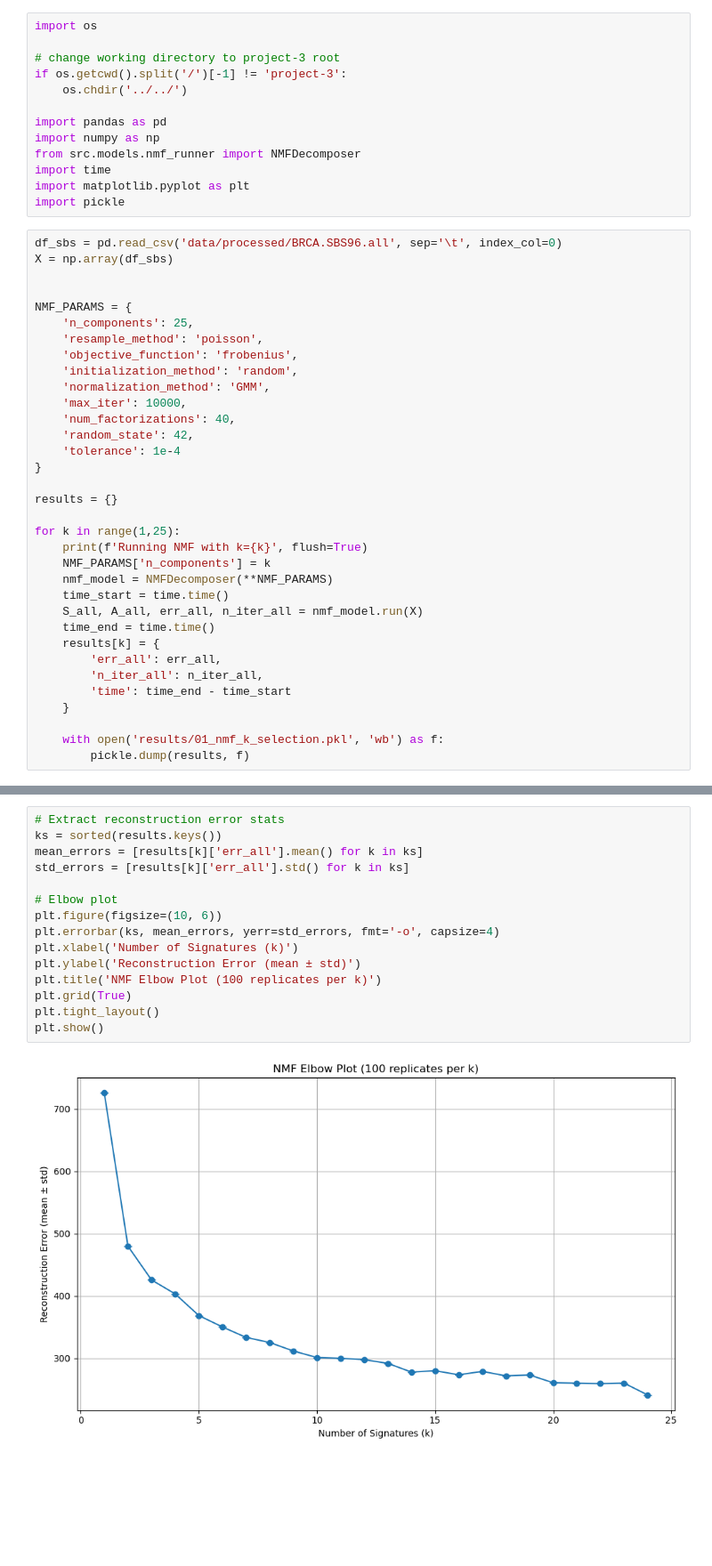
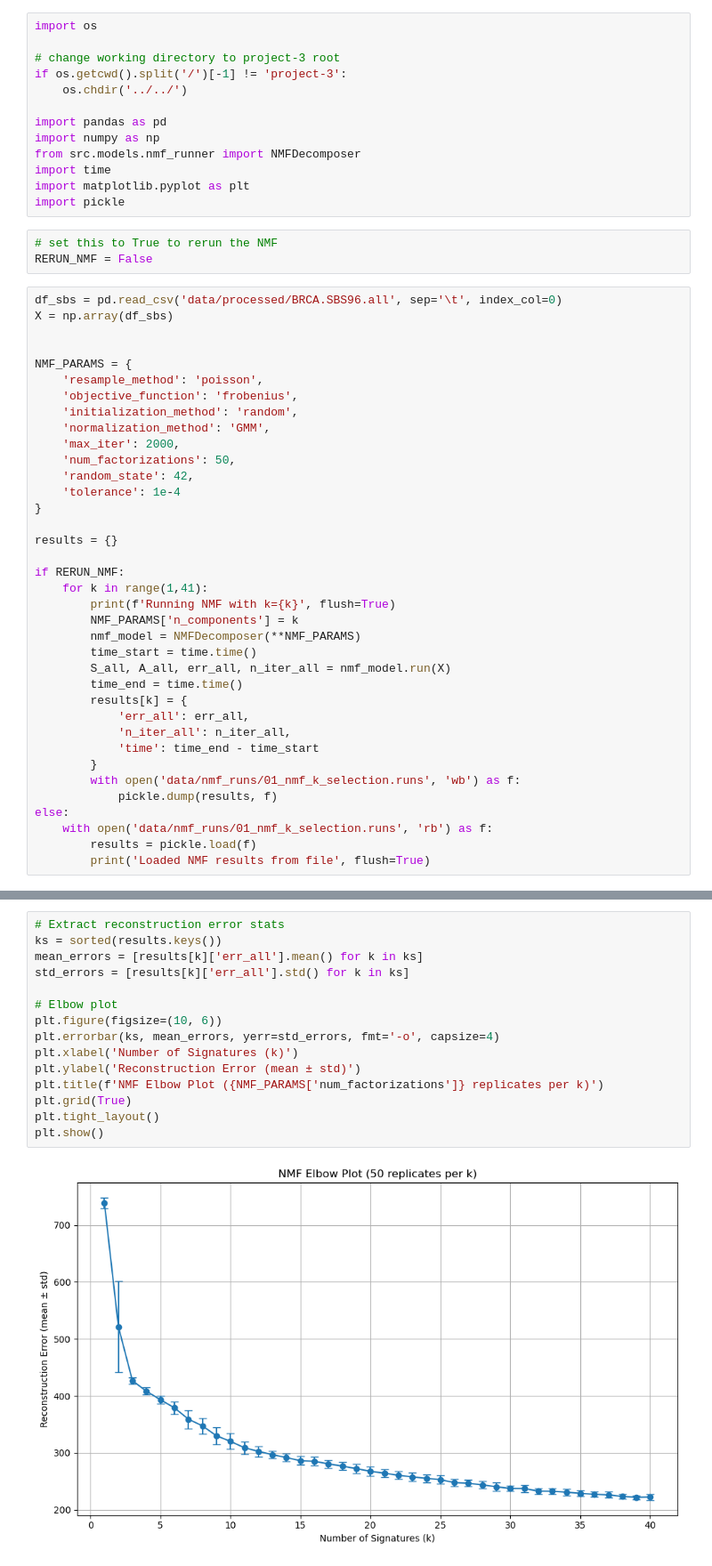
Before and after one commit to CNsquared/breast-cancer-team-1, a Jupyter notebook: project-3/notebooks/makefigs/01_nmf_k_selection.ipynb, the cells around one changed output, grey strips where cells are left out. Shown: that part at 89% size. Saved outputs shown, nothing was run; the diff lists cells and outputs as text; blank space fills up the shorter version.

Commit message:
nmf k selection

```diff
--- a/project-3/notebooks/makefigs/01_nmf_k_selection.ipynb
+++ b/project-3/notebooks/makefigs/01_nmf_k_selection.ipynb
@@ -22,38 +22,44 @@ from src.models.nmf_runner import NMFDecomposer
 import time
 import matplotlib.pyplot as plt
 import pickle
+# %%
+# set this to True to rerun the NMF
+RERUN_NMF = False
 # %%
 df_sbs = pd.read_csv('data/processed/BRCA.SBS96.all', sep='\t', index_col=0)
 X = np.array(df_sbs)
 
 
 NMF_PARAMS = {
-    'n_components': 25,
     'resample_method': 'poisson',
     'objective_function': 'frobenius',
     'initialization_method': 'random',
     'normalization_method': 'GMM',
-    'max_iter': 10000,
-    'num_factorizations': 40,
+    'max_iter': 2000,
+    'num_factorizations': 50,
     'random_state': 42,
     'tolerance': 1e-4
 }
 
 results = {}
 
-for k in range(1,25):
-    print(f'Running NMF with k={k}', flush=True)
-    NMF_PARAMS['n_components'] = k
-    nmf_model = NMFDecomposer(**NMF_PARAMS)
-    time_start = time.time()
-    S_all, A_all, err_all, n_iter_all = nmf_model.run(X)
-    time_end = time.time()
-    results[k] = {
-        'err_all': err_all,
-        'n_iter_all': n_iter_all,
-        'time': time_end - time_start
-    }
-
-    with open('results/01_nmf_k_selection.pkl', 'wb') as f:
-        pickle.dump(results, f)
+if RERUN_NMF:
+    for k in range(1,41):
+        print(f'Running NMF with k={k}', flush=True)
+        NMF_PARAMS['n_components'] = k
+        nmf_model = NMFDecomposer(**NMF_PARAMS)
+        time_start = time.time()
+        S_all, A_all, err_all, n_iter_all = nmf_model.run(X)
+        time_end = time.time()
+        results[k] = {
+            'err_all': err_all,
+            'n_iter_all': n_iter_all,
+            'time': time_end - time_start
+        }
+        with open('data/nmf_runs/01_nmf_k_selection.runs', 'wb') as f:
+            pickle.dump(results, f)
+else:
+    with open('data/nmf_runs/01_nmf_k_selection.runs', 'rb') as f:
+        results = pickle.load(f)
+        print('Loaded NMF results from file', flush=True)
 # %% [output]
@@ -77,20 +67,20 @@ Running NMF with k=24
 # %%
 # Extract reconstruction error stats
 ks = sorted(results.keys())
 mean_errors = [results[k]['err_all'].mean() for k in ks]
 std_errors = [results[k]['err_all'].std() for k in ks]
 
 # Elbow plot
 plt.figure(figsize=(10, 6))
 plt.errorbar(ks, mean_errors, yerr=std_errors, fmt='-o', capsize=4)
 plt.xlabel('Number of Signatures (k)')
 plt.ylabel('Reconstruction Error (mean ± std)')
-plt.title('NMF Elbow Plot (100 replicates per k)')
+plt.title(f'NMF Elbow Plot ({NMF_PARAMS['num_factorizations']} replicates per k)')
 plt.grid(True)
 plt.tight_layout()
 plt.show()
 # %% [output]
-[figure, old version]
+[figure, new version]
 # %%
 times = [results[k]['time'] for k in ks]
 
```
Also changed, not shown: parts of 6 cells of this notebook, 1 other file.
